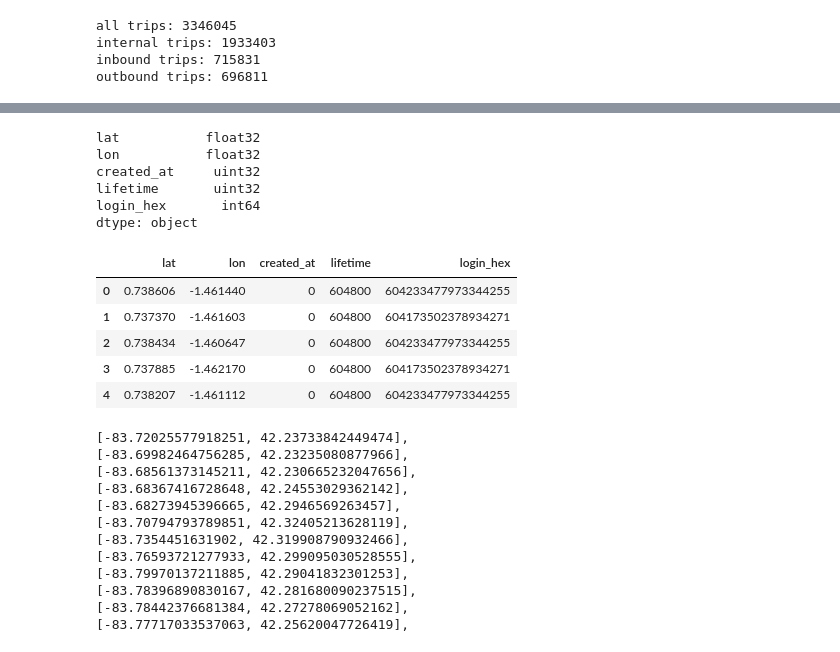
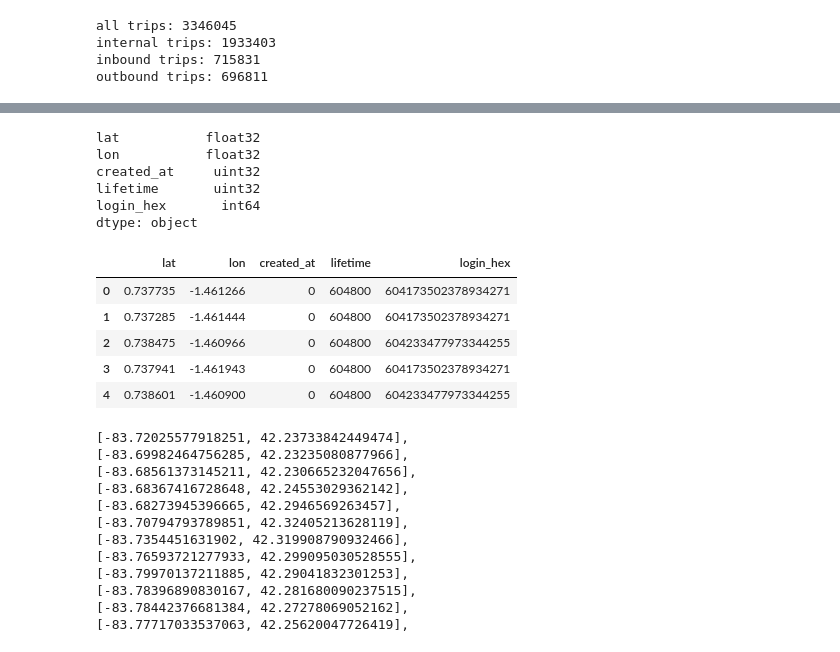
Before and after one commit to BhavyeMathur/av-sim, a Jupyter notebook: semcog-inputs.ipynb, the cells around one changed output, grey strips where cells are left out. Drawn from its saved outputs; the diff is of its cells as text; code cells hidden in the pictures.

```diff
--- a/semcog-inputs.ipynb
+++ b/semcog-inputs.ipynb
@@ -246,29 +246,29 @@ dtype: object
 | 3 | 2 | 0.738500 | -1.461484 | 0.738373 | -1.461333 | 1 | 604233477973344255 | 604233477973344255 | 1.942169 |
 | 4 | 3 | 0.737985 | -1.461830 | 0.737917 | -1.461856 | 1 | 604173502378934271 | 604173502378934271 | 1.142364 |
 # %%
-for n_riders in (15000, 17500, 20000, 22500, 25000):
+for n_riders in (5000, 7500, 10000, 15000):
     riders = sample_points_in_polygon(ANN_ARBOR_ISLAND, n_riders, radians=True)
     riders["created_at"] = np.uint32(0)
     riders["lifetime"] = np.uint32(24 * 7 * 3600)
     preprocess_riders(riders, h3_res=H3_RESOLUTION)
 
     riders.to_parquet(f"data/riders/ann-arbor-{n_riders}.parquet")
 
 print(riders.dtypes)
 riders.head()
 # %% [output]
 lat           float32
 lon           float32
 created_at     uint32
 lifetime       uint32
 login_hex       int64
 dtype: object
 |  | lat | lon | created_at | lifetime | login_hex |
-| 0 | 0.738606 | -1.461440 | 0 | 604800 | 604233477973344255 |
-| 1 | 0.737370 | -1.461603 | 0 | 604800 | 604173502378934271 |
-| 2 | 0.738434 | -1.460647 | 0 | 604800 | 604233477973344255 |
-| 3 | 0.737885 | -1.462170 | 0 | 604800 | 604173502378934271 |
-| 4 | 0.738207 | -1.461112 | 0 | 604800 | 604233477973344255 |
+| 0 | 0.737735 | -1.461266 | 0 | 604800 | 604173502378934271 |
+| 1 | 0.737285 | -1.461444 | 0 | 604800 | 604173502378934271 |
+| 2 | 0.738475 | -1.460966 | 0 | 604800 | 604233477973344255 |
+| 3 | 0.737941 | -1.461943 | 0 | 604800 | 604173502378934271 |
+| 4 | 0.738601 | -1.460900 | 0 | 604800 | 604233477973344255 |
 # %%
 INTERCHANGES_RAW = [
     {"type": "Polygon", "coordinates": [[[-83.7653053184995, 42.24695964710352], [-83.7653053184995, 42.24509281118205],
```
Also changed, not shown: parts of 2 cells of this notebook, 14 other files.
